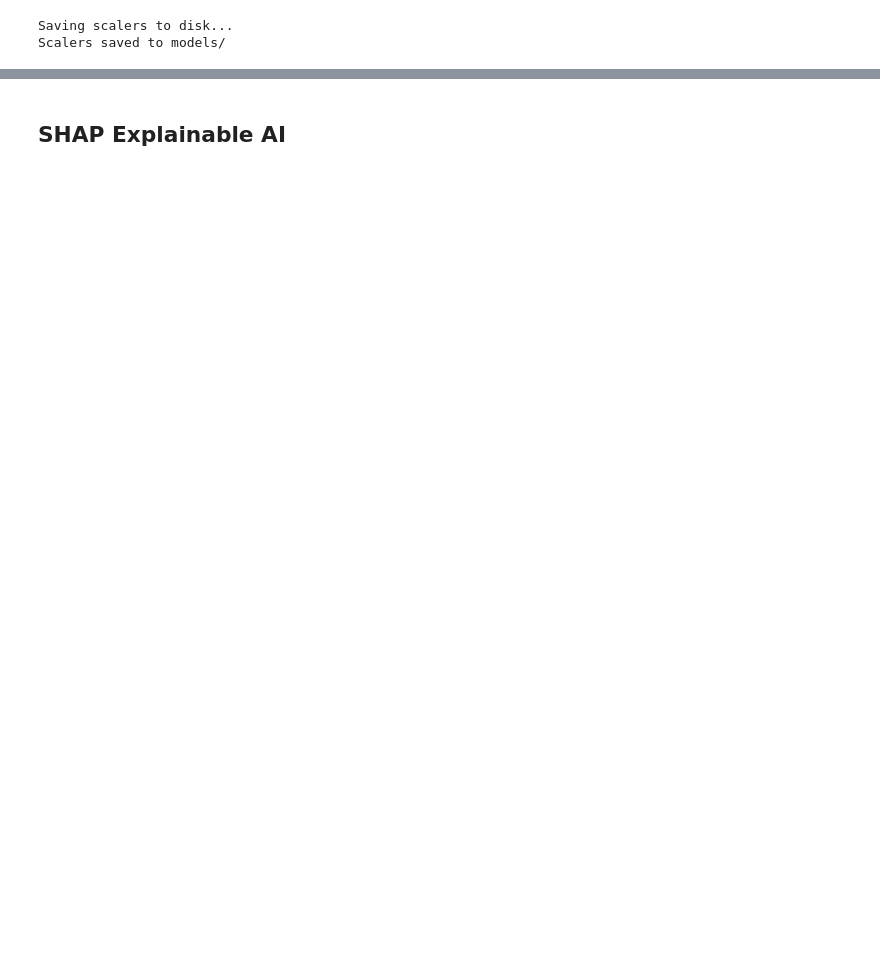
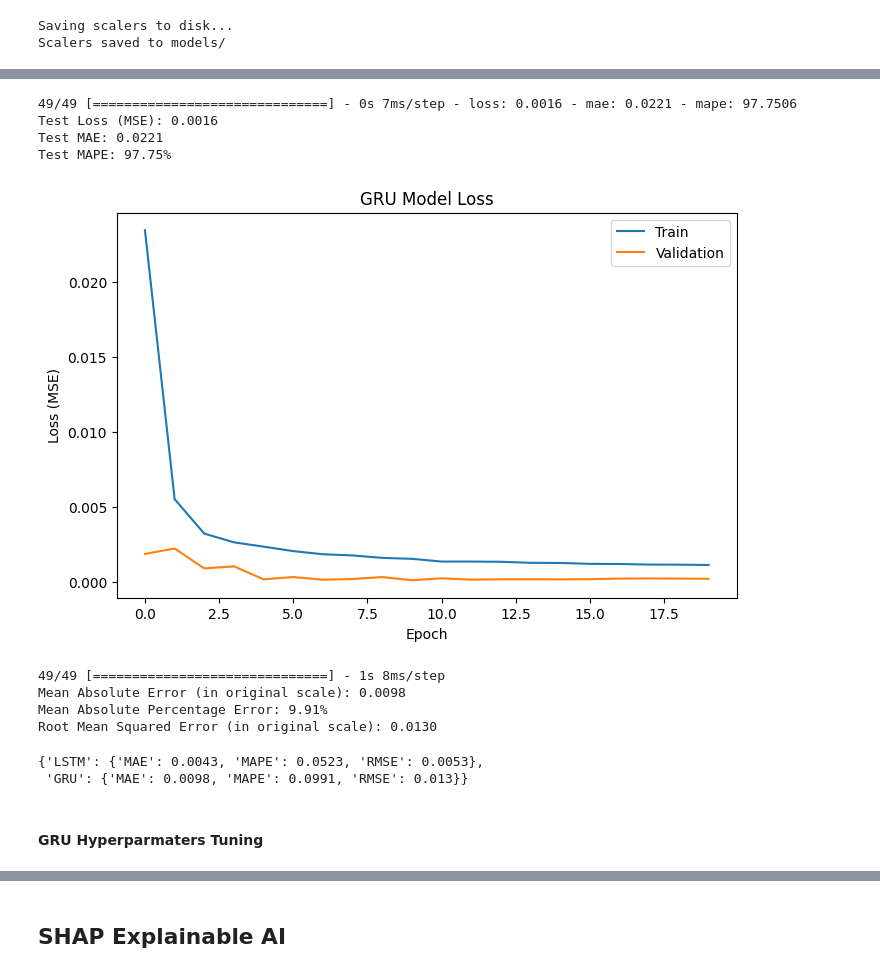
Before and after one commit to Giwa-ibrahim/energy_allocation_system, a Jupyter notebook: main.ipynb, the cells around one changed output, grey strips where cells are left out. Saved outputs shown, nothing was run; the diff lists cells and outputs as text; code cells hidden in the pictures; blank space fills up the shorter version.

```diff
--- a/main.ipynb
+++ b/main.ipynb
@@ -725,0 +931,2 @@ plt.show()
+# %%
+gru_model= create_gru_model(sequence_length, n_features, n_outputs, forecast_horizon)
@@ -725,0 +953,11 @@ plt.show()
+# %%
+# Train the GRU Model
+history_gru = gru_model.fit(
+    X_train,
+    y_train,
+    epochs=50,
+    batch_size=batch_size,
+    validation_split=0.2,
+    callbacks=callbacks_list,
+    verbose=1
+)
@@ -725,0 +982,60 @@ plt.show()
+# %%
+## Evaluate on test set
+test_loss, test_mae, test_mape = gru_model.evaluate(X_test, y_test)
+print(f"Test Loss (MSE): {test_loss:.4f}")
+print(f"Test MAE: {test_mae:.4f}")
+print(f"Test MAPE: {test_mape:.2f}%")
+# %% [output]
+49/49 [==============================] - 0s 7ms/step - loss: 0.0016 - mae: 0.0221 - mape: 97.7506
+Test Loss (MSE): 0.0016
+Test MAE: 0.0221
+Test MAPE: 97.75%
+# %%
+# Plot training history
+train_plot_dir = 'training_plots/'
+if not os.path.exists(train_plot_dir):
+    os.makedirs(train_plot_dir)
+
+plt.figure(figsize=(8, 5))
+
+#plt.subplot(1, 2, 1)
+plt.plot(history_gru.history['loss'])
+plt.plot(history_gru.history['val_loss'])
+plt.title('GRU Model Loss')
+plt.ylabel('Loss (MSE)')
+plt.xlabel('Epoch')
+plt.legend(['Train', 'Validation'], loc='upper right')
+
+# plt.subplot(1, 2, 2)
+# plt.plot(history_gru.history['mae'])
+# plt.plot(history_gru.history['val_mae'])
+# plt.title('GRU Model MAE')
+# plt.ylabel('MAE')
+# plt.xlabel('Epoch')
+# plt.legend(['Train', 'Validation'], loc='upper right')
+# plt.tight_layout()
+plt.savefig(os.path.join(train_plot_dir,'gru_training_history.png'), dpi=300)
+plt.show()
+# %% [output]
+[figure, added]
+# %%
+# Make Predictions and Evaluate the GRU model
+y_pred_gru = gru_model.predict(X_test)
+
+# Inverse transform the predictions and actual values to original scale
+y_test_orig = target_scaler.inverse_transform(y_test.reshape(-1, n_outputs)).reshape(y_test.shape)
+y_pred_orig = target_scaler.inverse_transform(y_pred_gru.reshape(-1, n_outputs)).reshape(y_pred_gru.shape)
+
+# Calculate error metrics on original scale
+mae_gru = mean_absolute_error(y_test_orig.reshape(-1, n_outputs), y_pred_orig.reshape(-1, n_outputs))
+mape_gru = mean_absolute_percentage_error(y_test_orig.reshape(-1, n_outputs), y_pred_orig.reshape(-1, n_outputs))
+rmse_gru = root_mean_squared_error(y_test_orig.reshape(-1, n_outputs), y_pred_orig.reshape(-1, n_outputs))
+
+print(f"Mean Absolute Error (in original scale): {mae_gru:.4f}")
+print(f"Mean Absolute Percentage Error: {mape_gru*100:.2f}%")
+print(f"Root Mean Squared Error (in original scale): {rmse_gru:.4f}")
+# %% [output]
+49/49 [==============================] - 1s 8ms/step
+Mean Absolute Error (in original scale): 0.0098
+Mean Absolute Percentage Error: 9.91%
+Root Mean Squared Error (in original scale): 0.0130
@@ -725,0 +1047,7 @@ plt.show()
+# %%
+model_metrics
+# %% [output]
+{'LSTM': {'MAE': 0.0043, 'MAPE': 0.0523, 'RMSE': 0.0053},
+ 'GRU': {'MAE': 0.0098, 'MAPE': 0.0991, 'RMSE': 0.013}}
+# %% [markdown]
+#### GRU Hyperparmaters Tuning
```
Also changed, not shown: parts of 74 cells of this notebook, 23 other files.
